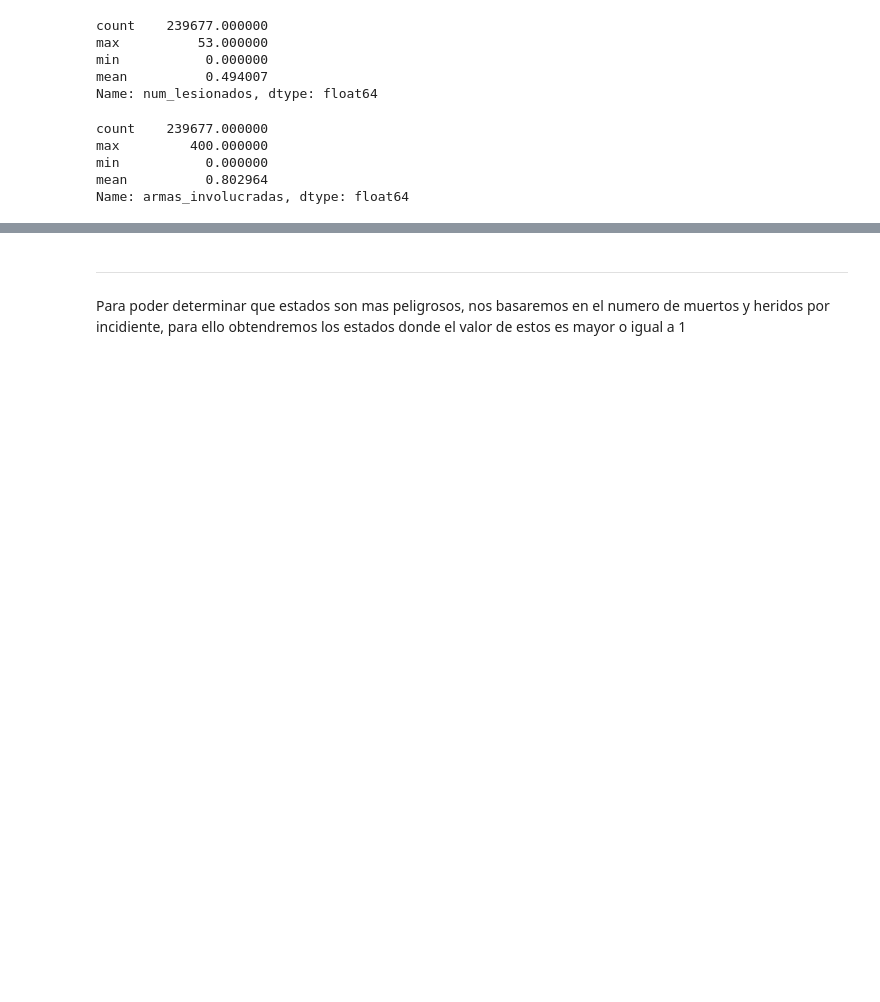
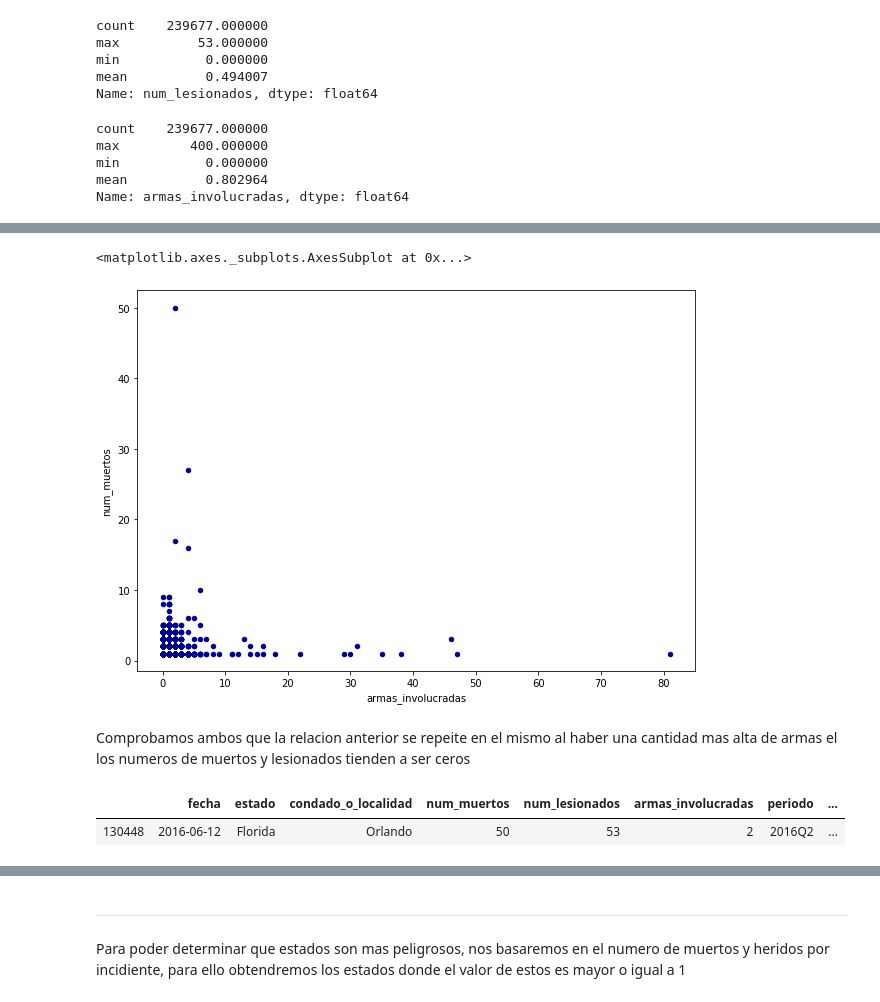
Before and after one commit to gonzalo91/Proyecto-Ciencia-de-datos, a Jupyter notebook: proyecto_final/Entregable2.ipynb, the cells around one changed output, grey strips where cells are left out. Saved outputs shown, nothing was run; the diff lists cells and outputs as text; code cells hidden in the pictures; blank space fills up the shorter version.

```diff
--- a/proyecto_final/Entregable2.ipynb
+++ b/proyecto_final/Entregable2.ipynb
@@ -479,0 +507,12 @@ Una observacion importante es que apesar de que las 3 columnas tienen datos muy
+# %%
+incidentes[incidentes.num_muertos>0].plot.scatter(x='armas_involucradas',y='num_muertos',c='DarkBlue', figsize=(10,7))
+# %% [output]
+<matplotlib.axes._subplots.AxesSubplot at 0x...>
+[figure, added]
+# %% [markdown]
+Comprobamos ambos que la relacion anterior se repeite en el mismo al haber una cantidad mas alta de armas el los numeros de muertos y lesionados tienden a ser ceros
+# %%
+incidentes[incidentes.num_lesionados>=50]
+# %% [output]
+|  | fecha | estado | condado_o_localidad | num_muertos | num_lesionados | armas_involucradas | periodo | ... |
+| 130448 | 2016-06-12 | Florida | Orlando | 50 | 53 | 2 | 2016Q2 | ... |
```
Also changed, not shown: parts of 16 cells of this notebook.
